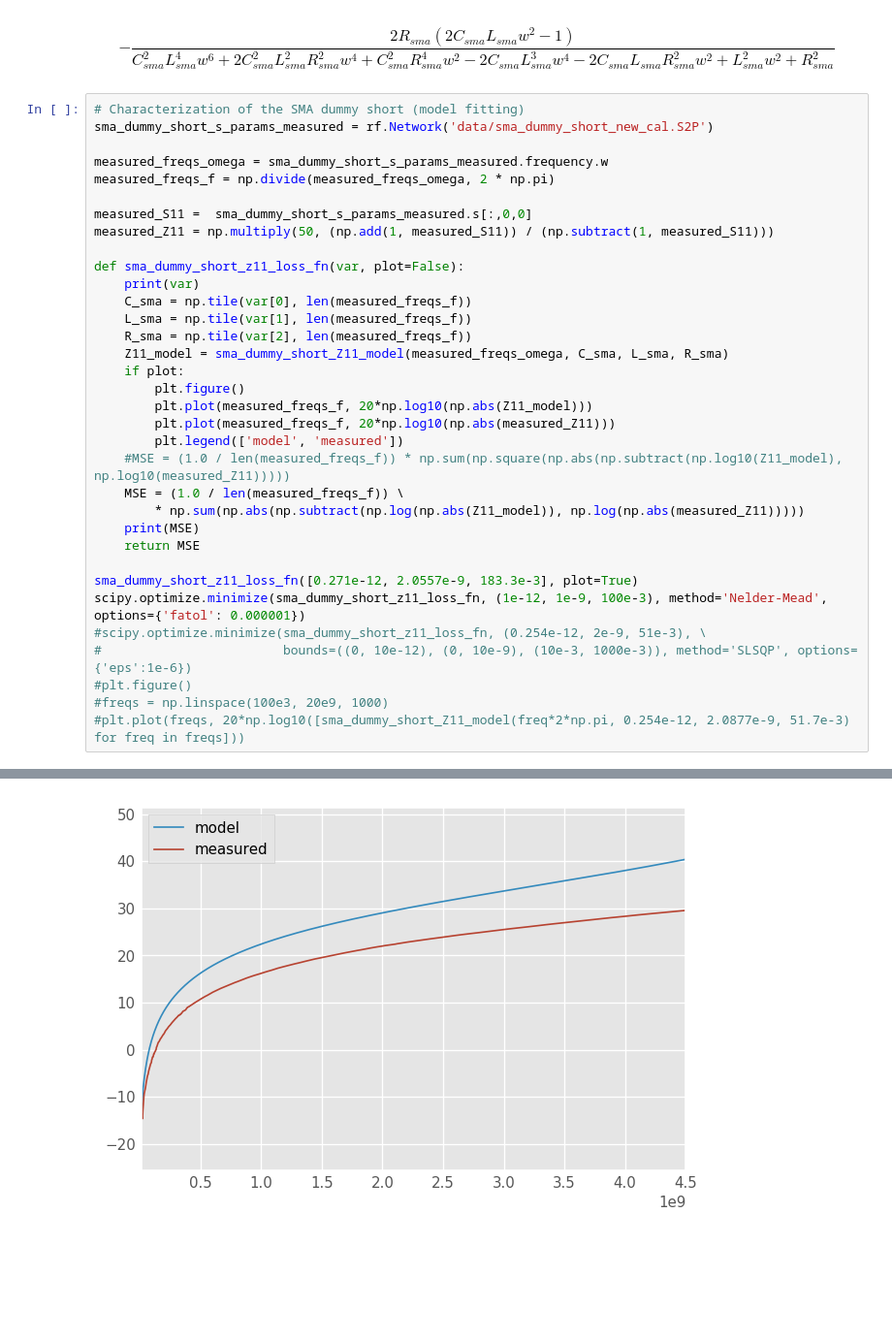
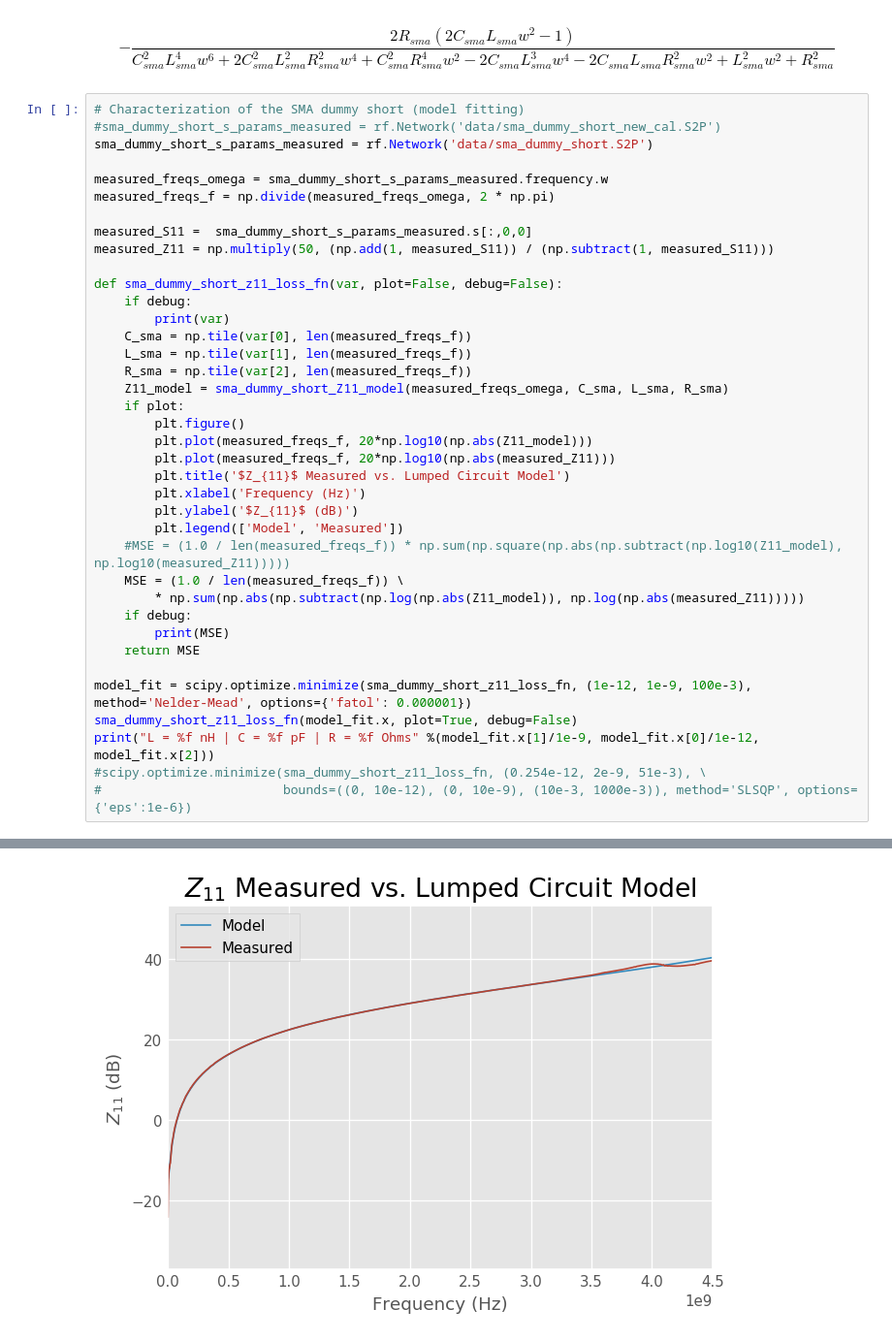
Before and after one commit to vighneshiyer/ee142_labs, a Jupyter notebook: lab1_redux/Lab1_Notebook.ipynb, the cells around one changed output, grey strips where cells are left out. Shown at 97% size. Saved outputs shown, nothing was run; the diff lists cells and outputs as text; blank space fills up the shorter version.

```diff
--- a/lab1_redux/Lab1_Notebook.ipynb
+++ b/lab1_redux/Lab1_Notebook.ipynb
@@ -50,7 +50,8 @@ $$- \frac{i \left(i L_{sma} w + R_{sma}\right)}{C_{sma} w \left(i L_{sma} w + R_
 $$- \frac{2 R_{sma} \left(2 C_{sma} L_{sma} w^{2} - 1\right)}{C_{sma}^{2} L_{sma}^{4} w^{6} + 2 C_{sma}^{2} L_{sma}^{2} R_{sma}^{2} w^{4} + C_{sma}^{2} R_{sma}^{4} w^{2} - 2 C_{sma} L_{sma}^{3} w^{4} - 2 C_{sma} L_{sma} R_{sma}^{2} w^{2} + L_{sma}^{2} w^{2} + R_{sma}^{2}}$$
 # %%
 # Characterization of the SMA dummy short (model fitting)
-sma_dummy_short_s_params_measured = rf.Network('data/sma_dummy_short_new_cal.S2P')
+#sma_dummy_short_s_params_measured = rf.Network('data/sma_dummy_short_new_cal.S2P')
+sma_dummy_short_s_params_measured = rf.Network('data/sma_dummy_short.S2P')
 
 measured_freqs_omega = sma_dummy_short_s_params_measured.frequency.w
 measured_freqs_f = np.divide(measured_freqs_omega, 2 * np.pi)
@@ -58,8 +59,9 @@ measured_freqs_f = np.divide(measured_freqs_omega, 2 * np.pi)
 measured_S11 =  sma_dummy_short_s_params_measured.s[:,0,0]
 measured_Z11 = np.multiply(50, (np.add(1, measured_S11)) / (np.subtract(1, measured_S11)))
 
-def sma_dummy_short_z11_loss_fn(var, plot=False):
-    print(var)
+def sma_dummy_short_z11_loss_fn(var, plot=False, debug=False):
+    if debug:
+        print(var)
     C_sma = np.tile(var[0], len(measured_freqs_f))
     L_sma = np.tile(var[1], len(measured_freqs_f))
     R_sma = np.tile(var[2], len(measured_freqs_f))
@@ -68,18 +70,20 @@ def sma_dummy_short_z11_loss_fn(var, plot=False):
         plt.figure()
         plt.plot(measured_freqs_f, 20*np.log10(np.abs(Z11_model)))
         plt.plot(measured_freqs_f, 20*np.log10(np.abs(measured_Z11)))
-        plt.legend(['model', 'measured'])
+        plt.title('$Z_{11}$ Measured vs. Lumped Circuit Model')
+        plt.xlabel('Frequency (Hz)')
+        plt.ylabel('$Z_{11}$ (dB)')
+        plt.legend(['Model', 'Measured'])
     #MSE = (1.0 / len(measured_freqs_f)) * np.sum(np.square(np.abs(np.subtract(np.log10(Z11_model), np.log10(measured_Z11)))))
     MSE = (1.0 / len(measured_freqs_f)) \
         * np.sum(np.abs(np.subtract(np.log(np.abs(Z11_model)), np.log(np.abs(measured_Z11)))))
-    print(MSE)
+    if debug:
+        print(MSE)
     return MSE
 
-sma_dummy_short_z11_loss_fn([0.271e-12, 2.0557e-9, 183.3e-3], plot=True)
-scipy.optimize.minimize(sma_dummy_short_z11_loss_fn, (1e-12, 1e-9, 100e-3), method='Nelder-Mead', options={'fatol': 0.000001})
+model_fit = scipy.optimize.minimize(sma_dummy_short_z11_loss_fn, (1e-12, 1e-9, 100e-3), method='Nelder-Mead', options={'fatol': 0.000001})
+sma_dummy_short_z11_loss_fn(model_fit.x, plot=True, debug=False)
+print("L = %f nH | C = %f pF | R = %f Ohms" %(model_fit.x[1]/1e-9, model_fit.x[0]/1e-12, model_fit.x[2]))
 #scipy.optimize.minimize(sma_dummy_short_z11_loss_fn, (0.254e-12, 2e-9, 51e-3), \
 #                        bounds=((0, 10e-12), (0, 10e-9), (10e-3, 1000e-3)), method='SLSQP', options={'eps':1e-6})
-#plt.figure()
-#freqs = np.linspace(100e3, 20e9, 1000)
-#plt.plot(freqs, 20*np.log10([sma_dummy_short_Z11_model(freq*2*np.pi, 0.254e-12, 2.0877e-9, 51.7e-3) for freq in freqs]))
 # %% [output]
@@ -114,4 +91,4 @@ scipy.optimize.minimize(sma_dummy_short_z11_loss_fn, (1e-12, 1e-9, 100e-3), meth
-[figure, old version]
+[figure, new version]
 # %%
 sma_dummy_short_s_params_measured.s11.plot_s_db()
 #sma_dummy_short_s_params_measured.s11.plot_s_smith()
```
Also changed, not shown: parts of 2 cells of this notebook, 2 other files.
